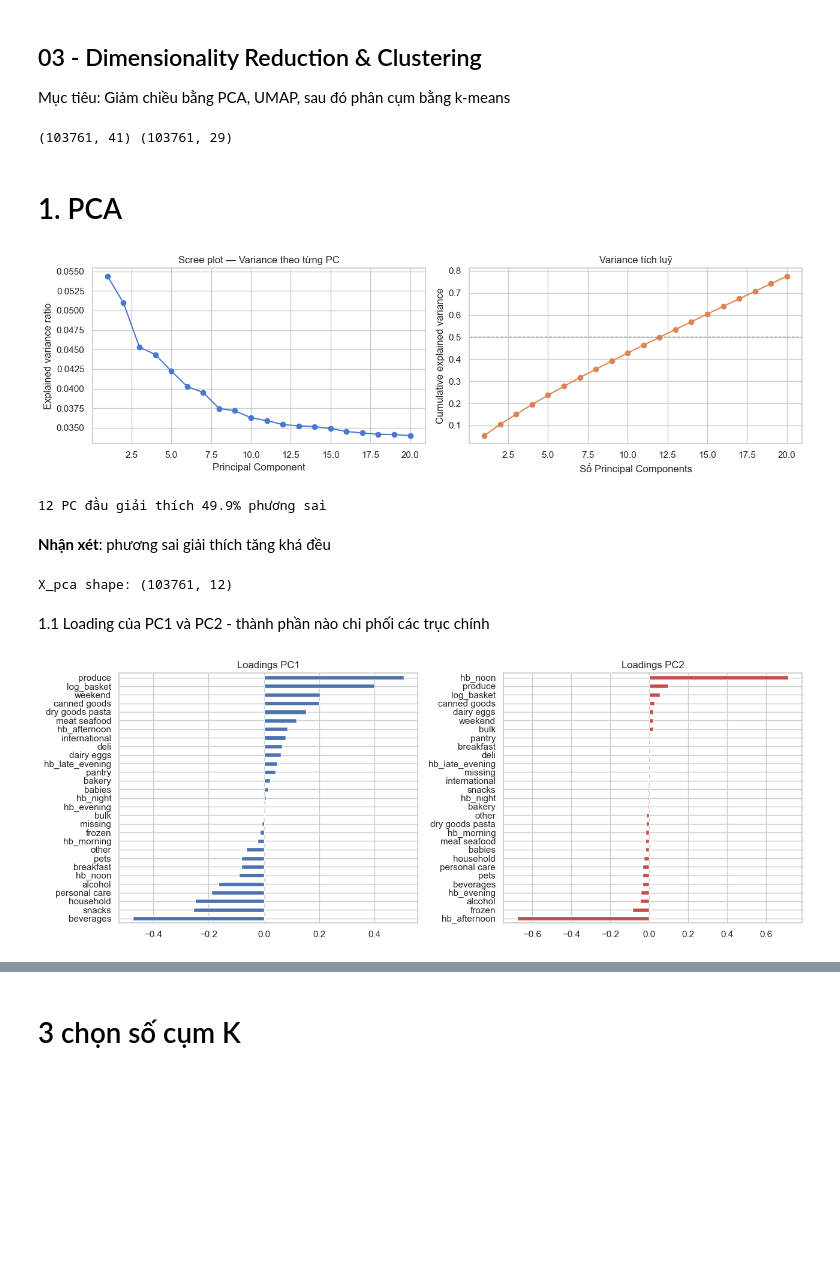
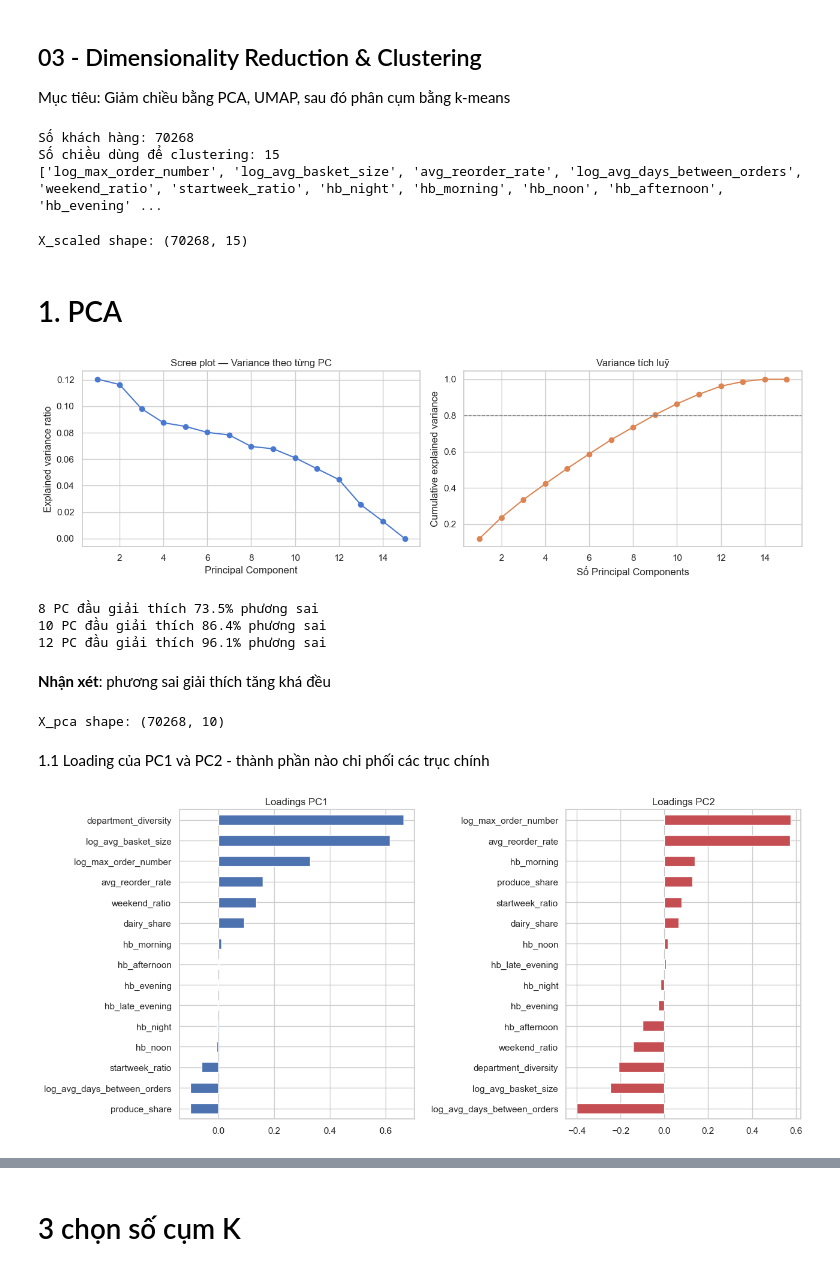
Before and after one commit to nguyenquynhanh10267-debug/Machine-Learning, a Jupyter notebook: taobao_behaviour/Dimensionality_Reduction_Clustering.ipynb, the cells around one changed output, grey strips where cells are left out. Cells and saved outputs as stored; diff of their text form; code cells hidden in the pictures; blank space fills up the shorter version.

```diff
--- a/taobao_behaviour/Dimensionality_Reduction_Clustering.ipynb
+++ b/taobao_behaviour/Dimensionality_Reduction_Clustering.ipynb
@@ -11,58 +11,76 @@ import json
 sns.set_theme(style='whitegrid', palette='muted')
 plt.rcParams['figure.dpi'] = 100
 
-feat = pd.read_parquet('data/order_features.parquet')
-X_scaled = np.load('data/X_scaled.npy')
-with open('data/feature_cols.json') as f:
+feat = pd.read_parquet('data/user_features.parquet')
+with open('data/feature_cols_user.json') as f:
     cols = json.load(f)
-dept_cols = cols['dept_cols']
-cluster_feature_cols = cols['cluster_feature_cols']
-
-print(feat.shape, X_scaled.shape)
-# %% [output]
-(103761, 41) (103761, 29)
+# %%
+# Loại nhóm primary_* (one-hot ngành hàng chủ đạo) khỏi vector clustering - xem lý do ở trên
+cluster_feature_cols = [c for c in cols['behavior_feature_cols'] if not c.startswith('primary_')]
+department_signal_cols = ['department_diversity', 'produce_share', 'dairy_share']  # phần department còn giữ lại (liên tục, không one-hot)
+
+print('Số khách hàng:', feat.shape[0])
+print('Số chiều dùng để clustering:', len(cluster_feature_cols))
+print(cluster_feature_cols)
+# %% [output]
+Số khách hàng: 70268
+Số chiều dùng để clustering: 15
+['log_max_order_number', 'log_avg_basket_size', 'avg_reorder_rate', 'log_avg_days_between_orders', 'weekend_ratio', 'startweek_ratio', 'hb_night', 'hb_morning', 'hb_noon', 'hb_afternoon', 'hb_evening' ...
+# %%
+from sklearn.preprocessing import StandardScaler
+
+X = feat[cluster_feature_cols].fillna(0).values
+scaler = StandardScaler()
+X_scaled = scaler.fit_transform(X)
+print('X_scaled shape:', X_scaled.shape)
+# %% [output]
+X_scaled shape: (70268, 15)
 # %% [markdown]
 # 1. PCA
 # %%
 from sklearn.decomposition import PCA
 
-pca_full = PCA(n_components=20, random_state=42).fit(X_scaled)
+n_dims = X_scaled.shape[1]
+pca_full = PCA(n_components=n_dims, random_state=42).fit(X_scaled)
 cum_var = np.cumsum(pca_full.explained_variance_ratio_)
 
 fig, axes = plt.subplots(1, 2, figsize=(13, 4))
-axes[0].plot(range(1, 21), pca_full.explained_variance_ratio_, marker='o')
+axes[0].plot(range(1, n_dims+1), pca_full.explained_variance_ratio_, marker='o')
 axes[0].set_title('Scree plot — Variance theo từng PC')
 axes[0].set_xlabel('Principal Component'); axes[0].set_ylabel('Explained variance ratio')
 
-axes[1].plot(range(1, 21), cum_var, marker='o', color='#DD8452')
-axes[1].axhline(0.5, color='gray', linestyle='--', linewidth=1)
+axes[1].plot(range(1, n_dims+1), cum_var, marker='o', color='#DD8452')
+axes[1].axhline(0.8, color='gray', linestyle='--', linewidth=1)
 axes[1].set_title('Variance tích luỹ')
 axes[1].set_xlabel('Số Principal Components'); axes[1].set_ylabel('Cumulative explained variance')
 plt.tight_layout()
 plt.show()
 
-print(f'12 PC đầu giải thích {cum_var[11]*100:.1f}% phương sai')
+for n in [8, 10, 12]:
+    print(f'{n} PC đầu giải thích {cum_var[n-1]*100:.1f}% phương sai')
 # %% [output]
-[figure, old version]
+[figure, new version]
-12 PC đầu giải thích 49.9% phương sai
+8 PC đầu giải thích 73.5% phương sai
+10 PC đầu giải thích 86.4% phương sai
+12 PC đầu giải thích 96.1% phương sai
 # %% [markdown]
 **Nhận xét**: phương sai giải thích tăng khá đều
 # %%
-pca = PCA(n_components=12, random_state=42).fit(X_scaled)
+pca = PCA(n_components=10, random_state=42).fit(X_scaled)
 X_pca = pca.transform(X_scaled)
 print('X_pca shape:', X_pca.shape)
 # %% [output]
-X_pca shape: (103761, 12)
+X_pca shape: (70268, 10)
 # %% [markdown]
 1.1 Loading của PC1 và PC2 - thành phần nào chi phối các trục chính
 # %%
 loadings = pd.DataFrame(pca.components_[:2].T, index=cluster_feature_cols, columns=['PC1', 'PC2'])
-fig, axes = plt.subplots(1, 2, figsize=(13,5))
+fig, axes = plt.subplots(1, 2, figsize=(13,6))
 loadings['PC1'].sort_values().plot(kind='barh', ax=axes[0], color='#4C72B0')
 axes[0].set_title('Loadings PC1')
 loadings['PC2'].sort_values().plot(kind='barh', ax=axes[1], color='#C44E52')
 axes[1].set_title('Loadings PC2')
 plt.tight_layout()
 plt.show()
 # %% [output]
-[figure, old version]
+[figure, new version]
```
Also changed, not shown: parts of 20 cells of this notebook, 19 other files.
